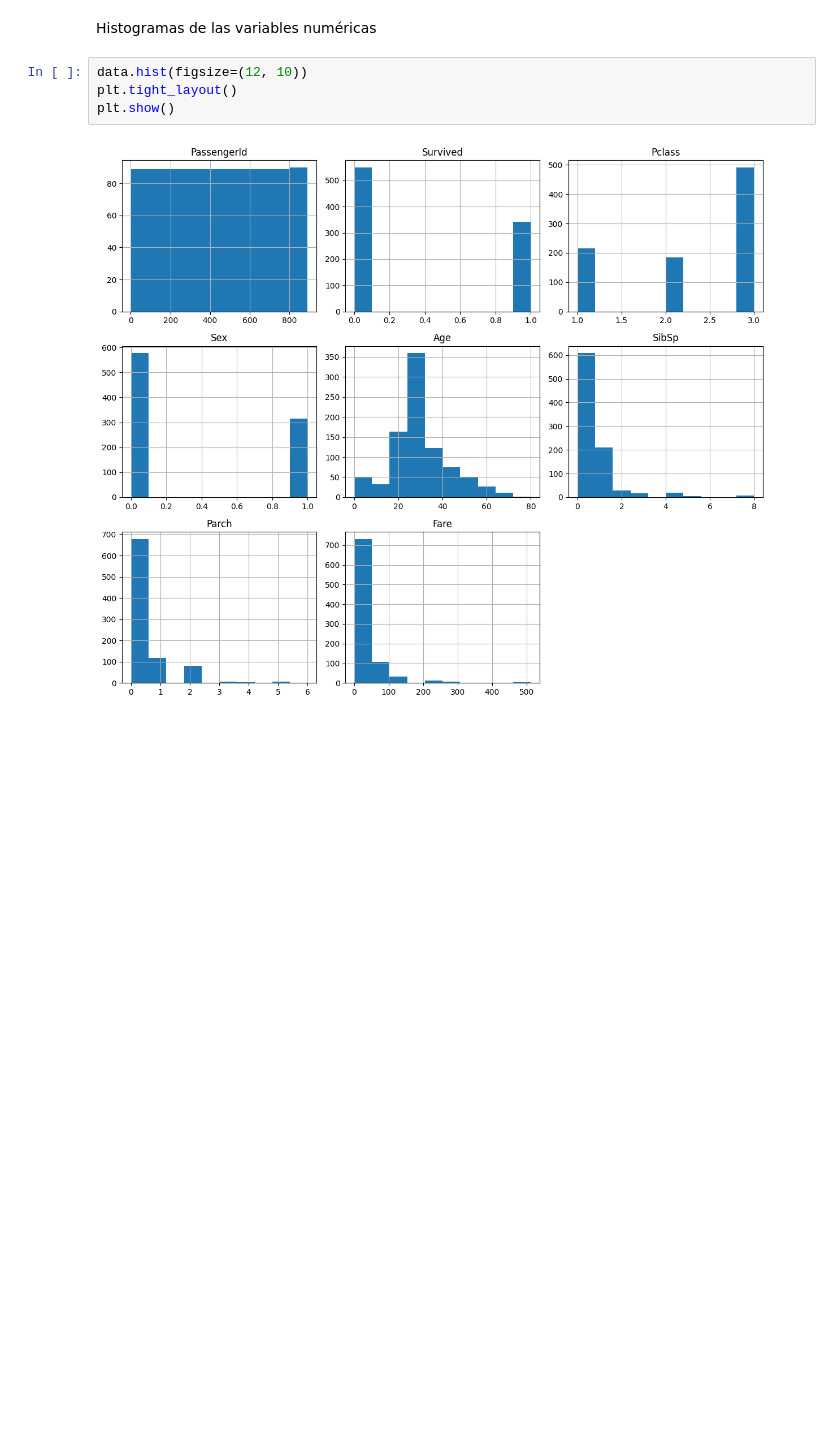
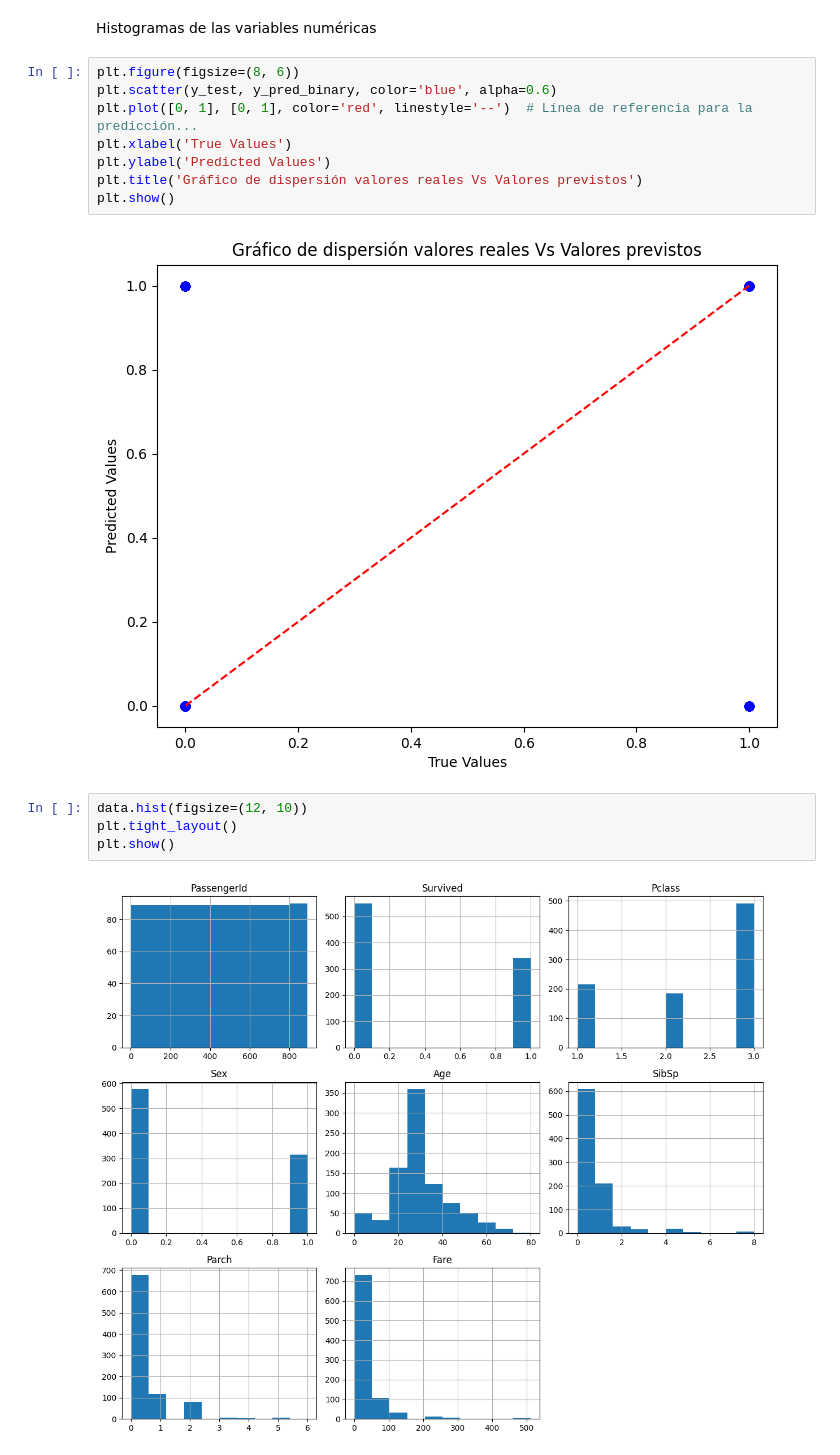
Before and after one commit to richardfox528/DataAnalysisLinearRegression, a Jupyter notebook: Titanic.ipynb, the cells around one changed output. Saved outputs shown, nothing was run; the diff lists cells and outputs as text; blank space fills up the shorter version.

```diff
--- a/Titanic.ipynb
+++ b/Titanic.ipynb
@@ -230,5 +251,15 @@ plt.show()
 # %% [markdown]
 Histogramas de las variables numéricas
+# %%
+plt.figure(figsize=(8, 6))
+plt.scatter(y_test, y_pred_binary, color='blue', alpha=0.6)
+plt.plot([0, 1], [0, 1], color='red', linestyle='--')  # Línea de referencia para la predicción...
+plt.xlabel('True Values')
+plt.ylabel('Predicted Values')
+plt.title('Gráfico de dispersión valores reales Vs Valores previstos')
+plt.show()
+# %% [output]
+[figure, added]
 # %%
 data.hist(figsize=(12, 10))
 plt.tight_layout()
```
Also changed, not shown: parts of 5 cells of this notebook.
